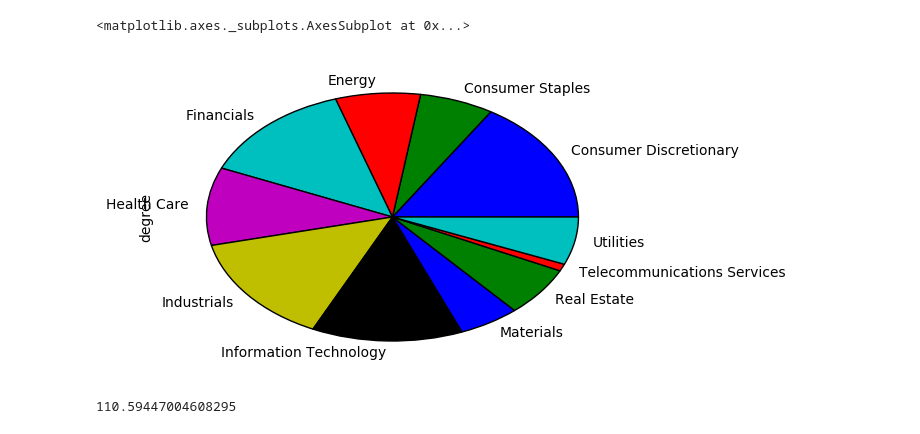
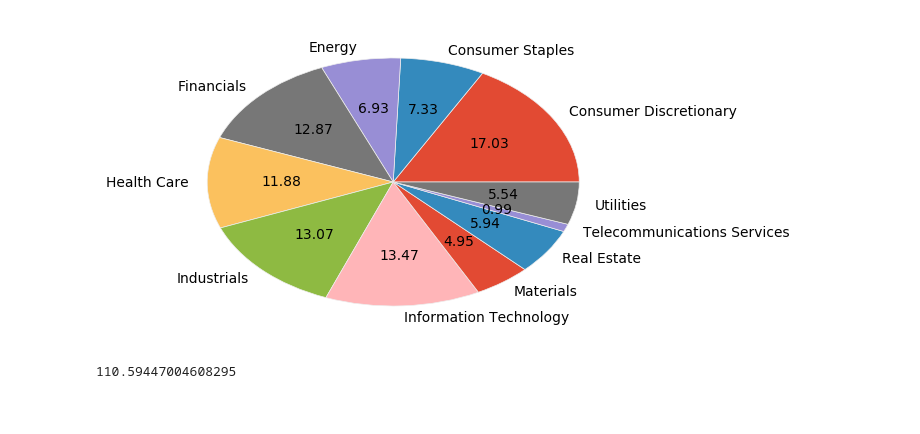
Before and after one commit to verali0816/STA141B_group_project, a Jupyter notebook: Statistic analysis.ipynb, the cells around one changed output. Cells and saved outputs as stored; diff of their text form; code cells hidden in the pictures.

```diff
--- a/Statistic analysis.ipynb
+++ b/Statistic analysis.ipynb
@@ -84,8 +32,10 @@ plt.show()
-# %%
-test.groupby('0').degree.count().plot.pie()
-# %% [output]
-<matplotlib.axes._subplots.AxesSubplot at 0x...>
-[figure, removed]
+# %%
+ticker_group = sp500.groupby('sectors').count().tickers
+# %%
+ticker_group.rename("").plot.pie(y=None, autopct="%.2f", )
+plt.savefig("sp500_pie.png", bbox_inches='tight', pad_inches=0)
+# %% [output]
+[figure, added]
 # %%
 years = [str(year) for year in range(2008,2017)]
 corr_stat_dict = {}
```
Also changed, not shown: parts of 39 cells of this notebook, 6 other files.
